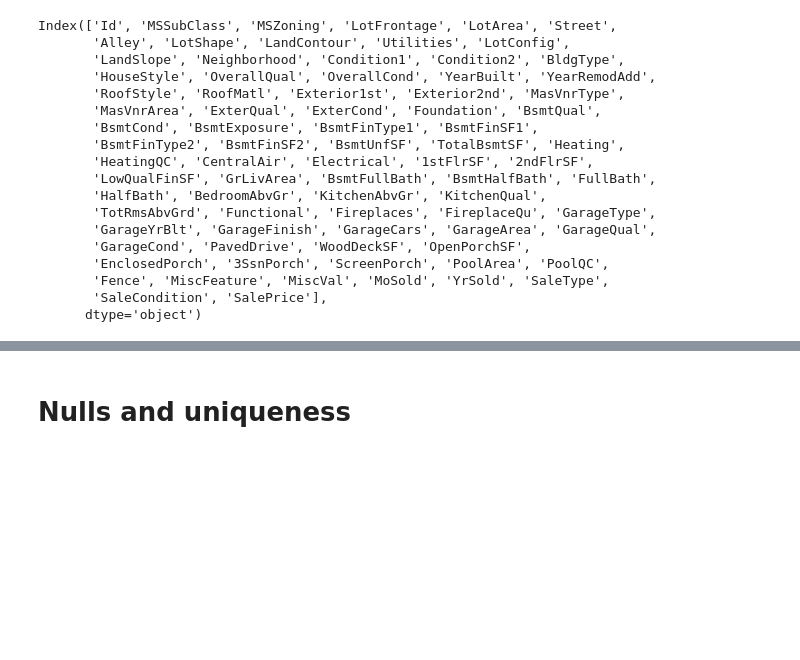
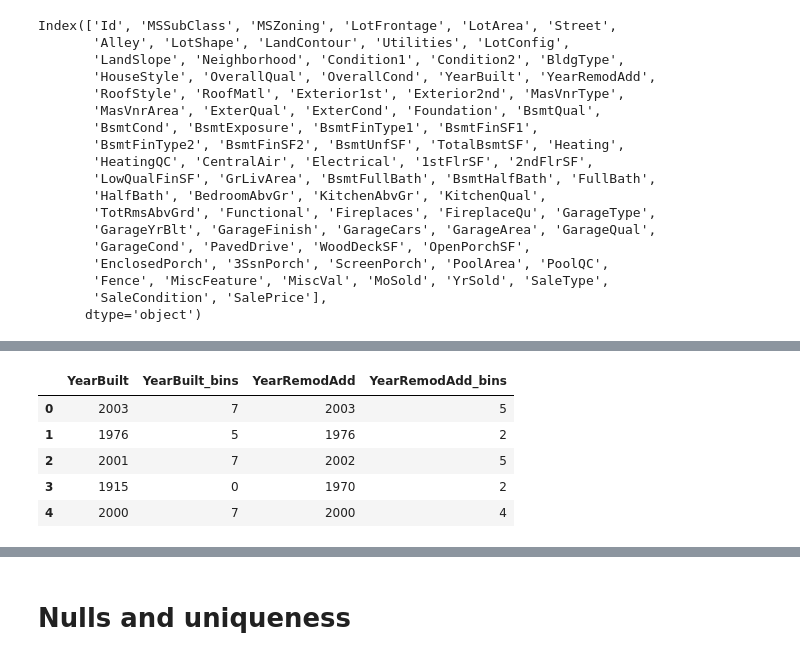
Before and after one commit to mikolajkania/kaggle-03-house-prices, a Jupyter notebook: notebooks/eda_train.ipynb, the cells around one changed output, grey strips where cells are left out. Saved outputs shown, nothing was run; the diff lists cells and outputs as text; code cells hidden in the pictures; blank space fills up the shorter version.

```diff
--- a/notebooks/eda_train.ipynb
+++ b/notebooks/eda_train.ipynb
@@ -57,0 +71,14 @@ train_df.head()
+# %%
+# Arbitrary bin values based on above plot. Could be calculated within deeper analysis
+
+train_df['YearBuilt_bins'] = pd.qcut(train_df['YearBuilt'], q=10, labels=False, precision=0)
+train_df['YearRemodAdd_bins'] = pd.qcut(train_df['YearRemodAdd'], q=8, labels=False, precision=0)
+
+train_df[['YearBuilt', 'YearBuilt_bins', 'YearRemodAdd', 'YearRemodAdd_bins']].head()
+# %% [output]
+|  | YearBuilt | YearBuilt_bins | YearRemodAdd | YearRemodAdd_bins |
+| 0 | 2003 | 7 | 2003 | 5 |
+| 1 | 1976 | 5 | 1976 | 2 |
+| 2 | 2001 | 7 | 2002 | 5 |
+| 3 | 1915 | 0 | 1970 | 2 |
+| 4 | 2000 | 7 | 2000 | 4 |
```
Also changed, not shown: parts of 29 cells of this notebook.
